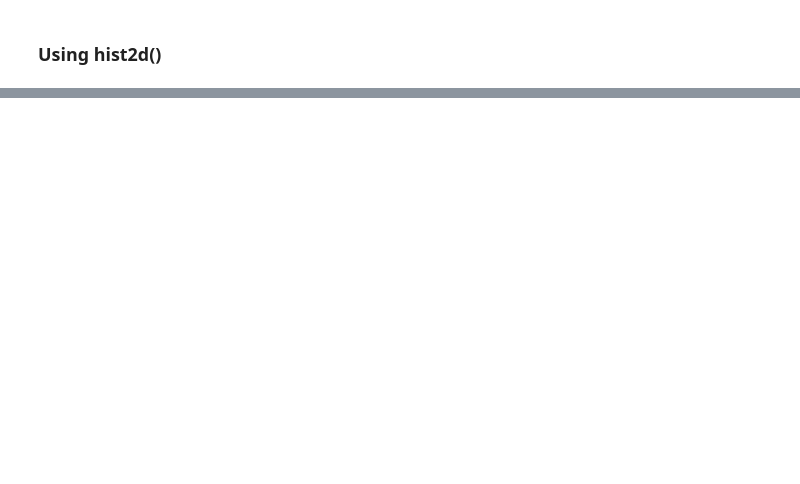
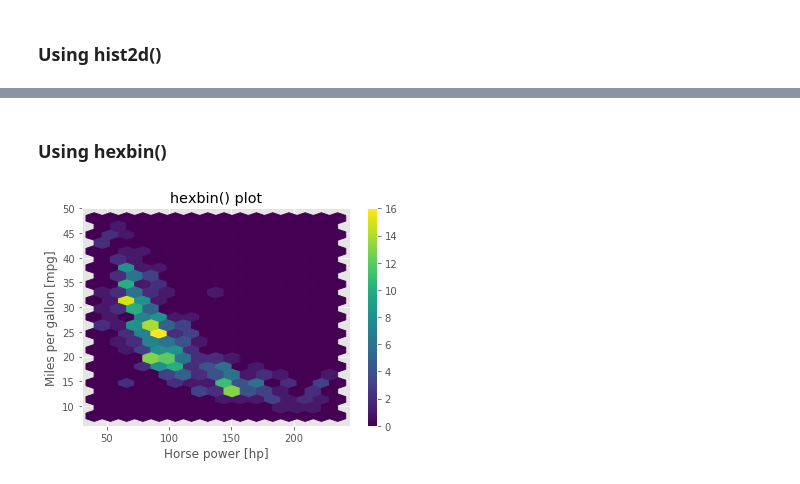
Before and after one commit to nvmoyar/datascience_notebooks, a Jupyter notebook: Introduction to Data Visualization with Python.ipynb, the cells around one changed output, grey strips where cells are left out. Cells and saved outputs as stored; diff of their text form; code cells hidden in the pictures; blank space fills up the shorter version.

Commit message:
Update exercises and datasets

```diff
--- a/Introduction to Data Visualization with Python.ipynb
+++ b/Introduction to Data Visualization with Python.ipynb
@@ -379,2 +379,30 @@ plt.show()
 # %% [markdown]
 ### Using hist2d()
+# %%
+import pandas as pd
+import matplotlib.pyplot as plt
+
+df = pd.read_csv('https://assets.datacamp.com/production/course_1761/datasets/auto-mpg.csv')
+
+print(df.head())
+
+mpg = df['mpg']
+hp = df['hp']
+
+
+# Generate a 2-D histogram
+
+# bins=(nx, ny) nx is the number of bins to use in the horizontal direction
+# ny is the number of bins to use in the vertical direction.
+# he optional parameter required is range=((xmin, xmax), (ymin, ymax))
+
+plt.hist2d(hp, mpg, bins=(20,20), range= ((40, 235), (8,48)))
+
+# Add a color bar to the histogram
+plt.colorbar()
+
+# Add labels, title, and display the plot
+plt.xlabel('Horse power [hp]')
+plt.ylabel('Miles per gallon [mpg]')
+plt.title('hist2d() plot')
+plt.show()
@@ -380,0 +424,20 @@ plt.show()
+# %% [markdown]
+### Using hexbin()
+# %%
+# Generate a 2d histogram with hexagonal bins
+# Specify a hexagonal tesselation with 15 hexagons across the x-direction and 12 hexagons across the y-direction
+# using gridsize
+
+plt.hexbin(hp, mpg, gridsize=(15, 12), extent=(40, 235, 8, 48))
+
+
+# Add a color bar to the histogram
+plt.colorbar()
+
+# Add labels, title, and display the plot
+plt.xlabel('Horse power [hp]')
+plt.ylabel('Miles per gallon [mpg]')
+plt.title('hexbin() plot')
+plt.show()
+# %% [output]
+[figure, added]
```
Also changed, not shown: parts of 66 cells of this notebook.
